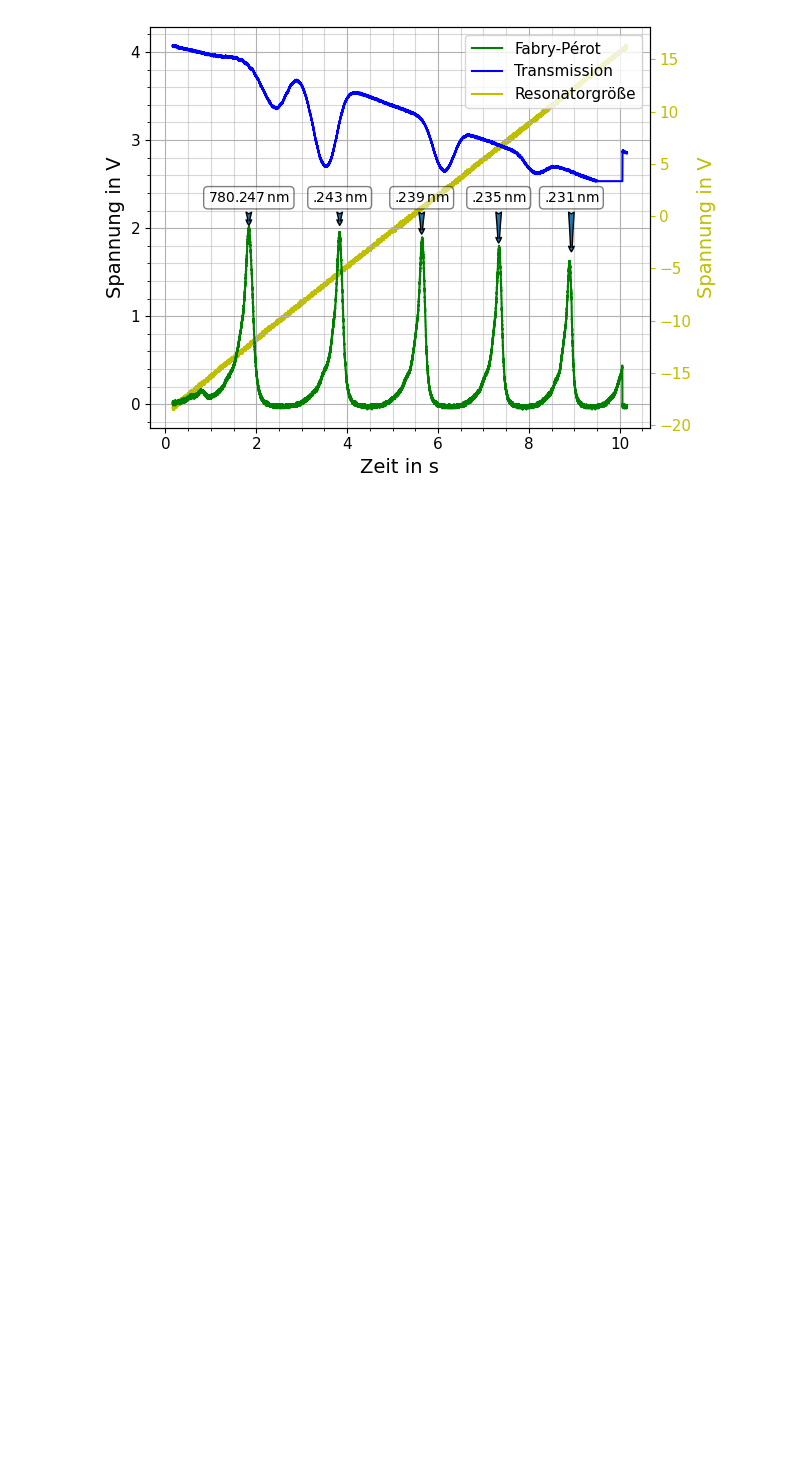
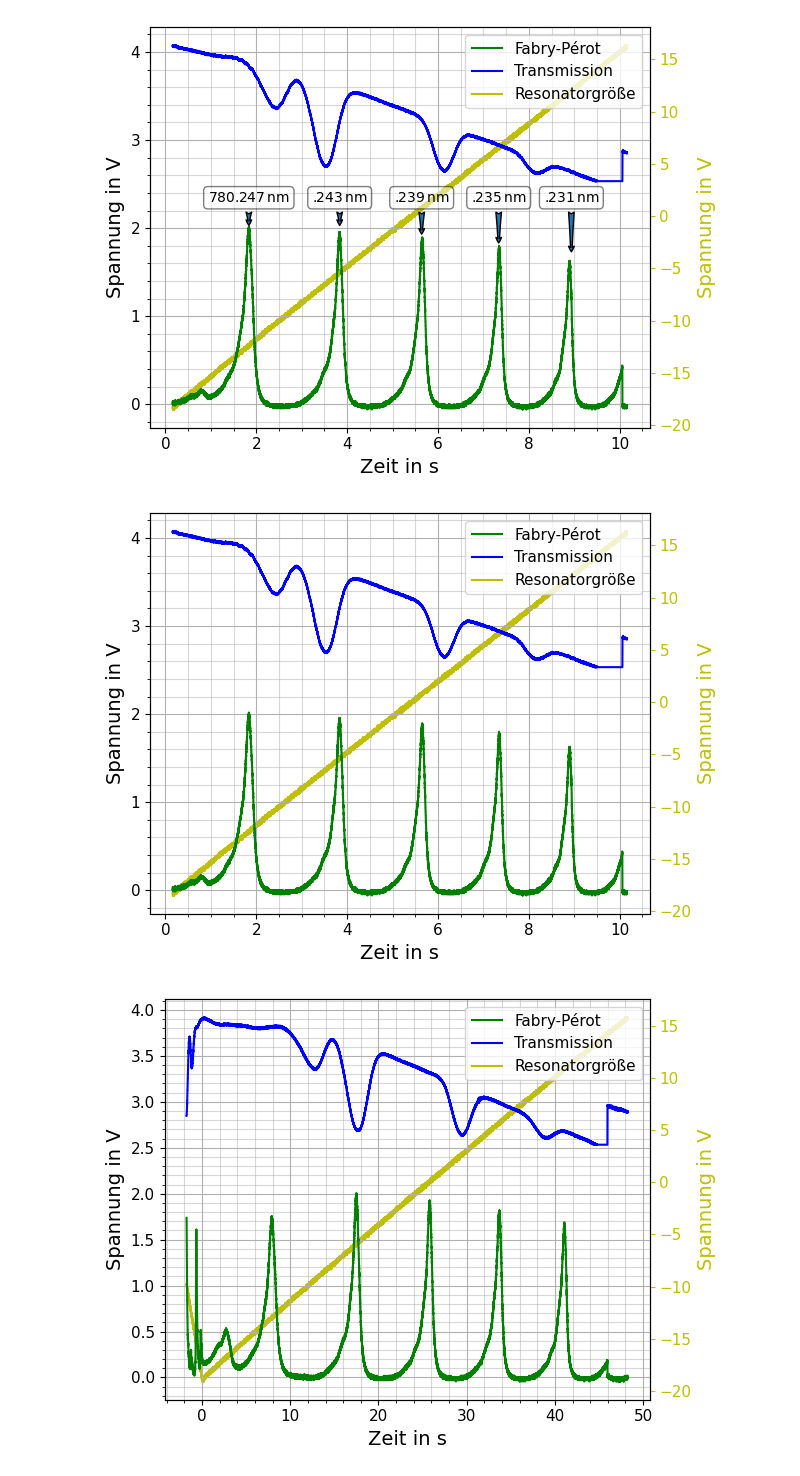
Before and after one commit to NicolasRohrbeck/fprak, a Jupyter notebook: scripts/laserspektroskopie.ipynb, the cells around one changed output. Drawn from its saved outputs; the diff is of its cells as text; code cells hidden in the pictures; blank space fills up the shorter version.

Commit message:
laser plot Alle Frequenzen

```diff
--- a/scripts/laserspektroskopie.ipynb
+++ b/scripts/laserspektroskopie.ipynb
@@ -51,3 +51,58 @@ modeax.patch.set_visible(False)
 #modefig.savefig("../Bilder/Laserspektroskopie/Modensuche.pdf")
 # %% [output]
 [figure]
+# %%
+import numpy as np
+import matplotlib.pyplot as plt
+
+for i in range(1,5):
+    t, piezo = np.loadtxt(r"../Messdaten/20260518_Laserspektroskopie/scope_"+str(i)+r"_1.csv", skiprows=2, unpack=True, delimiter=',')
+    _, FPI = np.loadtxt(r"../Messdaten/20260518_Laserspektroskopie/scope_"+str(i)+r"_2.csv", skiprows=2, unpack=True, delimiter=',')
+    _, Rb = np.loadtxt(r"../Messdaten/20260518_Laserspektroskopie/scope_"+str(i)+r"_3.csv", skiprows=2, unpack=True, delimiter=',')
+
+#FP_Kalib = [#(Zeit, Höhe), Wellenlänge
+#            [(1.835, 2), "780.247"],
+#            [(3.835, 2), ".243"],
+#            [(5.640, 2), ".239"],
+#            [(7.335, 2), ".235"],
+#            [(8.935, 2), ".231"]]
+
+#offsets = [(0, 0), (0, 0), (0, -0.1), (0, -0.2), (0, -0.3)]
+
+#def xyshift(xy, xoff=0.0, yoff=0.0):
+#    x, y = xy[0] + xoff, xy[1] + yoff
+#    return (x,y)
+
+
+
+    modefig, modeax = plt.subplots()
+    modeax2 = modeax.twinx()
+    modeax2.plot(t, piezo, "y", label="Resonatorgröße")
+    modeax.plot(t, FPI, "g", label="Fabry-Pérot")
+    modeax.plot(t, Rb, "b", label="Transmission")
+
+    #for (peak, wellenlänge), (xoff, yoff) in zip(FP_Kalib, offsets):
+    #    modeax.annotate(text=wellenlänge+r"$\,$nm", xy=xyshift(peak, xoff, yoff), xytext=xyshift(peak, 0, 0.3), arrowprops={'arrowstyle': 'fancy'}, ha='center', bbox={'boxstyle':'round', 'alpha':0.5, 'fc':'white', 'ec':'black'})
+
+    modeax.set_xlabel("Zeit in s", fontsize=14)
+    modeax.set_ylabel("Spannung in V", fontsize=14)
+    modeax2.set_ylabel("Spannung in V", fontsize=14, color="y")
+    modeax.tick_params(labelsize=11)
+    modeax2.tick_params(axis="y", colors="y", labelsize=11)
+
+    modeax.minorticks_on()
+    modeax.grid(which="major")
+    modeax.grid(which="minor", alpha=0.5)
+
+    handles1, labels1 = modeax.get_legend_handles_labels()
+    handles2, labels2 = modeax2.get_legend_handles_labels()
+    modeax.legend(handles1+handles2, labels1+labels2, fontsize=11, loc="upper right")
+
+    modefig.tight_layout()
+    modeax.set_zorder(10)
+    modeax.patch.set_visible(False)
+    modefig.show()
+    #modefig.savefig("../Bilder/Laserspektroskopie/Modensuche.pdf")
+# %% [output]
+[figure, added]
+[figure, added]
```
Also changed, not shown: parts of 1 cell of this notebook.
